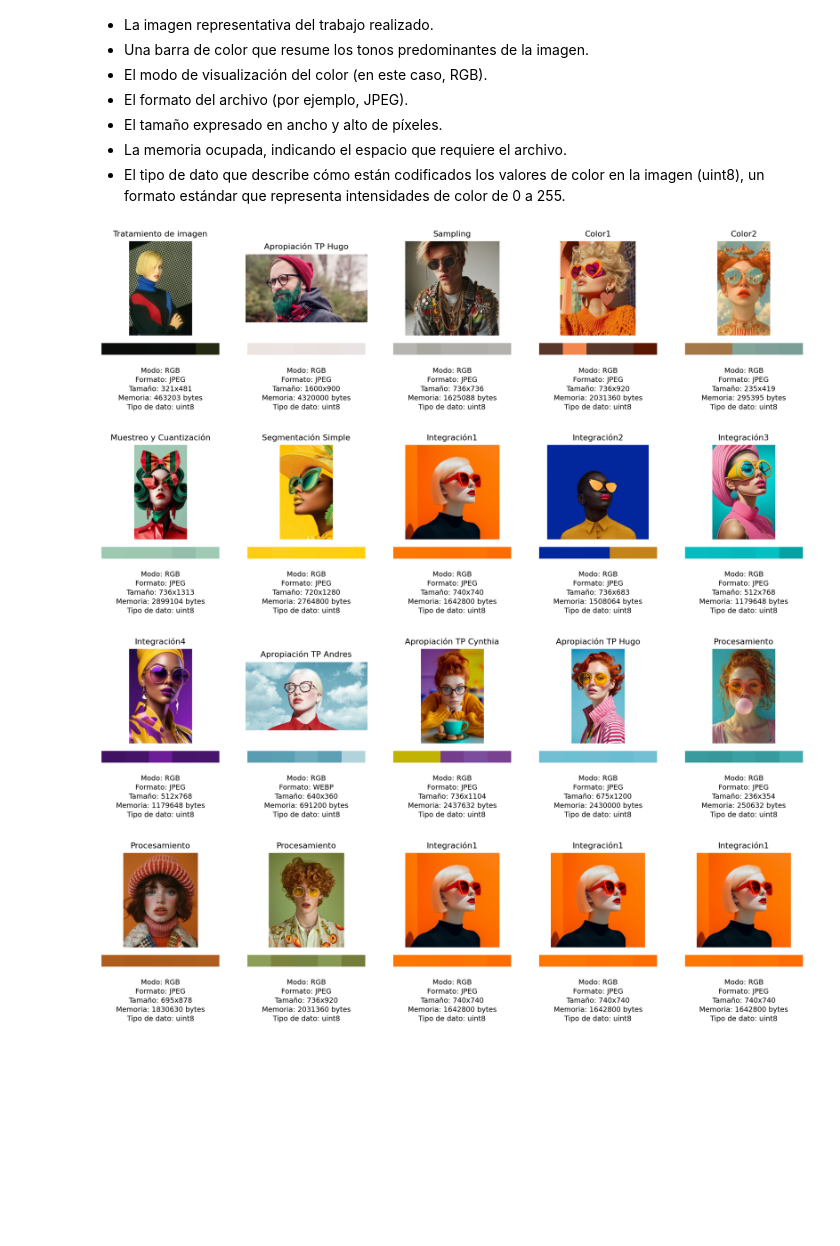
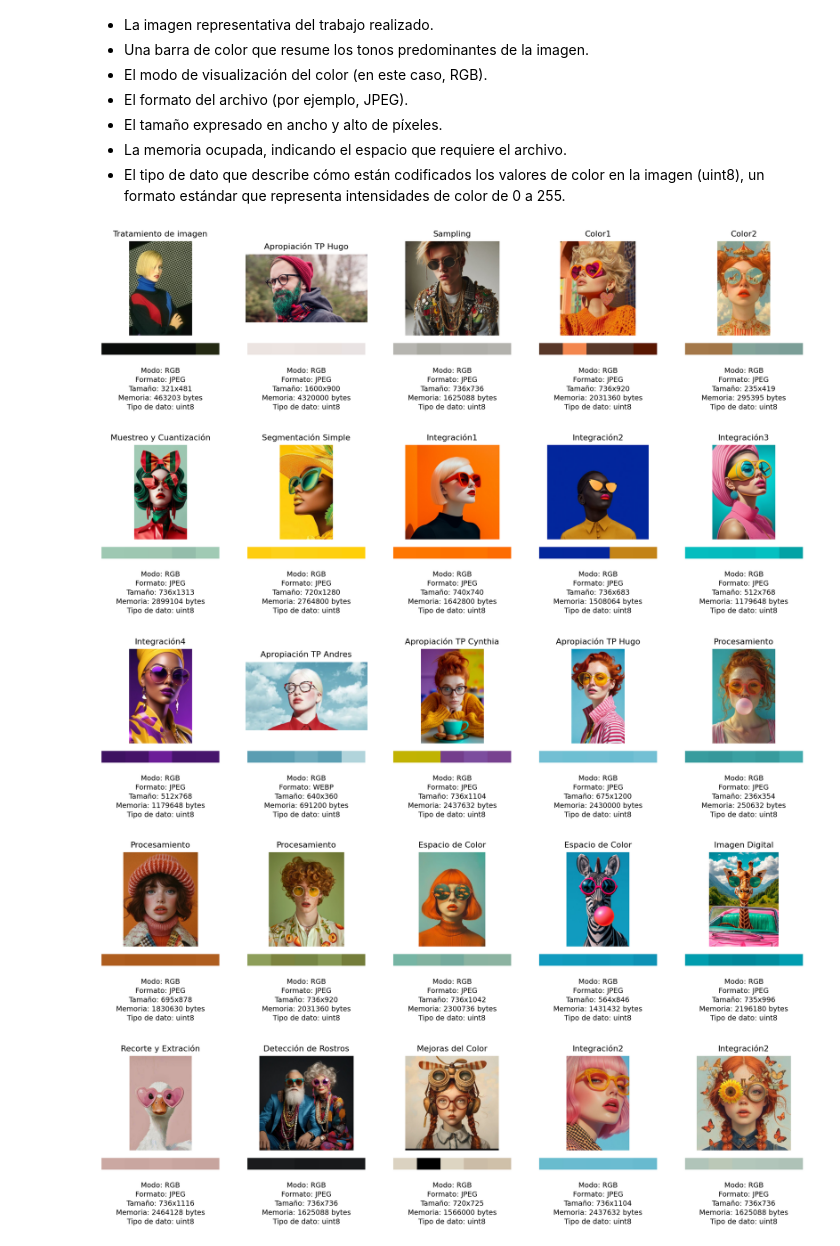
Before and after one commit to valeriafeito/Procesamiento_Imagenes, a Jupyter notebook: 000_Catalogo_de_imagenes/Catalogo de Imagenes.ipynb, the cells around one changed output. Drawn from its saved outputs; the diff is of its cells as text; code cells hidden in the pictures; blank space fills up the shorter version.

```diff
--- a/000_Catalogo_de_imagenes/Catalogo de Imagenes.ipynb
+++ b/000_Catalogo_de_imagenes/Catalogo de Imagenes.ipynb
@@ -234,8 +234,8 @@ def get_palette(arr, num_colors=5):
     return top_colors
 
 # Imágenes y títulos
-files = ['gorro.jpg', 'frutal.jpg', 'gafas.jpg', 'gafas.jpg', 'gafas.jpg']
-titles = ['Procesamiento', 'Procesamiento', 'Integración1', 'Integración1', 'Integración1']
+files = ['gorro.jpg', 'frutal.jpg', 'peces.jpg', 'cebra.jpg', 'jirafa.jpg']
+titles = ['Procesamiento', 'Procesamiento', 'Espacio de Color', 'Espacio de Color', 'Imagen Digital']
 
 # Figura con filas ajustadas: imagen, paleta finita, texto
 fig, axs = plt.subplots(3, 5, figsize=(25, 6), gridspec_kw={'height_ratios': [4, 0.5, 2]})
@@ -243,34 +243,89 @@ fig, axs = plt.subplots(3, 5, figsize=(25, 6), gridspec_kw={'height_ratios': [4,
 for i, (file, title) in enumerate(zip(files, titles)):
     img, desc = get_image_info(file)
     colors = get_palette(img)
 
     # Imagen
     axs[0, i].imshow(img)
     axs[0, i].axis("off")
     axs[0, i].set_title(title, fontsize=16, pad=10)
 
     # Paleta más finita
     palette = np.ones((10, 100, 3), dtype=np.uint8) * 255  # ← altura = 10
     for j, color in enumerate(colors):
         start = j * (100 // len(colors))
         end = (j + 1) * (100 // len(colors))
         palette[:, start:end] = color
     axs[1, i].imshow(palette)
     axs[1, i].axis("off")
 
     # Descripción
     axs[2, i].axis("off")
     axs[2, i].text(0.5, 0.9, desc, ha='center', va='top', fontsize=14, wrap=True, linespacing=1.4)
 
 # Menor espacio vertical
 fig.subplots_adjust(hspace=0.15)
 
 plt.show()
+
+
+#-------------------------------------------------------------------------------------------------------
+#5ta línea de imagenes
+
+def get_image_info(img_path):
+    img = Image.open(img_path).convert('RGB')
+    arr = np.array(img)
+    formato = Image.open(img_path).format
+    modo = img.mode
+    dtype = arr.dtype
+    size_bytes = arr.nbytes
+    shape = arr.shape
+    return arr, f"Modo: {modo}\nFormato: {formato}\nTamaño: {shape[1]}x{shape[0]}\nMemoria: {size_bytes} bytes\nTipo de dato: {dtype}"
+
+def get_palette(arr, num_colors=5):
+    arr_reshaped = arr.reshape(-1, 3)
+    unique_colors, counts = np.unique(arr_reshaped, axis=0, return_counts=True)
+    top_colors = unique_colors[np.argsort(-counts)[:num_colors]]
+    return top_colors
+
+# Imágenes y títulos
+files = ['pato.jpg', 'adultez.jpg', 'avion.jpg', 'gafas12.jpg', 'flor.jpg']
+titles = ['Recorte y Extración', 'Detección de Rostros', 'Mejoras del Color', 'Integración2', 'Integración2']
+
+# Figura con filas ajustadas: imagen, paleta finita, texto
+fig, axs = plt.subplots(3, 5, figsize=(25, 6), gridspec_kw={'height_ratios': [4, 0.5, 2]})
+
+for i, (file, title) in enumerate(zip(files, titles)):
+    img, desc = get_image_info(file)
+    colors = get_palette(img)
+
+    # Imagen
+    axs[0, i].imshow(img)
+    axs[0, i].axis("off")
+    axs[0, i].set_title(title, fontsize=16, pad=10)
+
+    # Paleta más finita
+    palette = np.ones((10, 100, 3), dtype=np.uint8) * 255  # ← altura = 10
+    for j, color in enumerate(colors):
+        start = j * (100 // len(colors))
+        end = (j + 1) * (100 // len(colors))
+        palette[:, start:end] = color
+    axs[1, i].imshow(palette)
+    axs[1, i].axis("off")
+
+    # Descripción
+    axs[2, i].axis("off")
+    axs[2, i].text(0.5, 0.9, desc, ha='center', va='top', fontsize=14, wrap=True, linespacing=1.4)
+
+# Menor espacio vertical
+fig.subplots_adjust(hspace=0.15)
+
+plt.show()
 # %% [output]
 [figure]
 [figure]
 [figure]
-[figure, old version]
+[figure, new version]
+[figure, added]
 # %% [markdown]
 <a style='text-decoration:none;line-height:16px;display:flex;color:#5B5B62;padding:10px;justify-content:end;' href='https://deepnote.com?utm_source=created-in-deepnote-cell&projectId=9be9d3e5-4f25-48e6-912d-b59b8644d952' target="_blank">
 <img alt='Created in deepnote.com' style='display:inline;max-height:16px;margin:0px;margin-right:7.5px;' src='embedded-picture-1' > </img>
```
Also changed, not shown: parts of 1 cell of this notebook, 18 other files.
